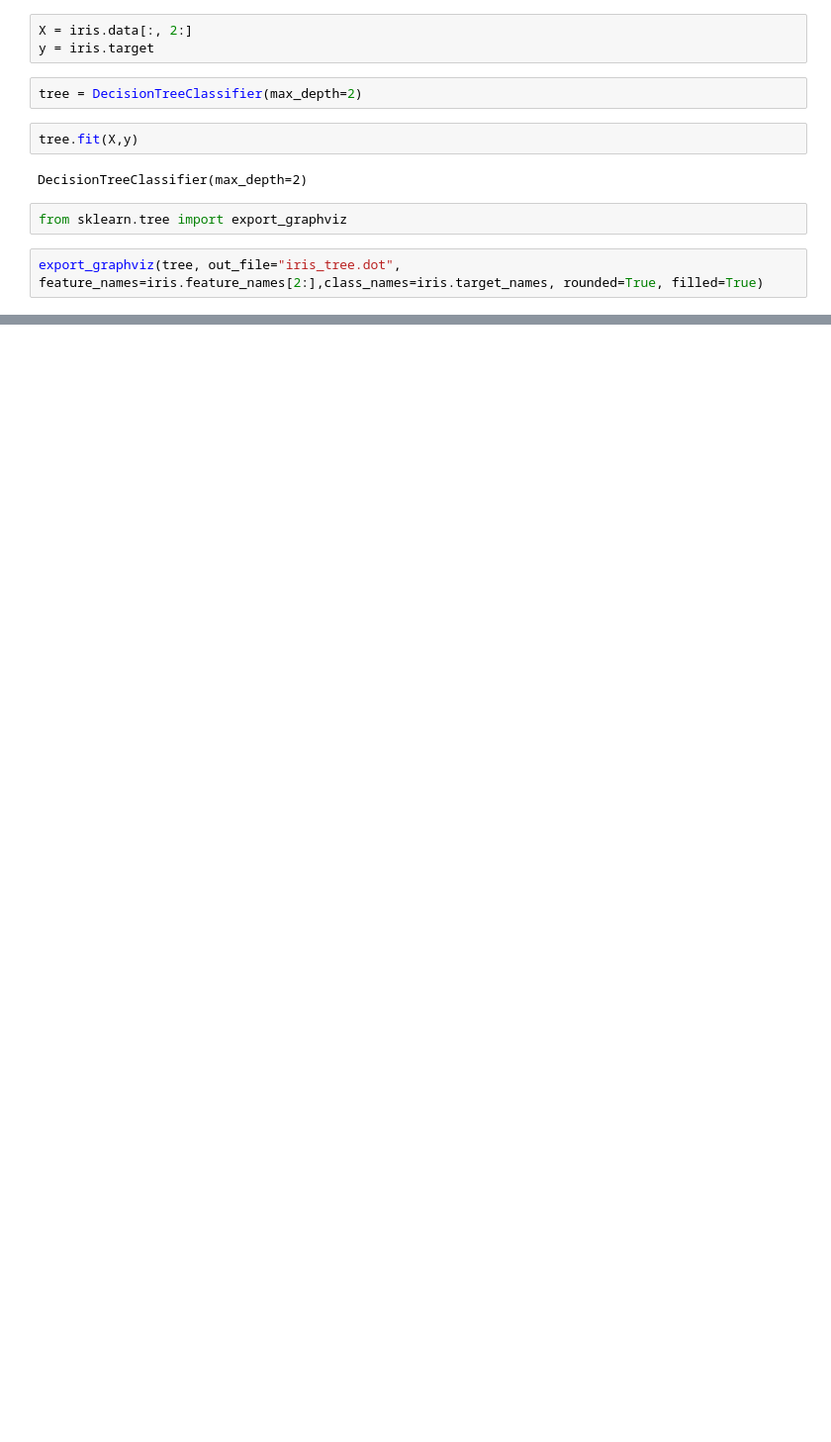
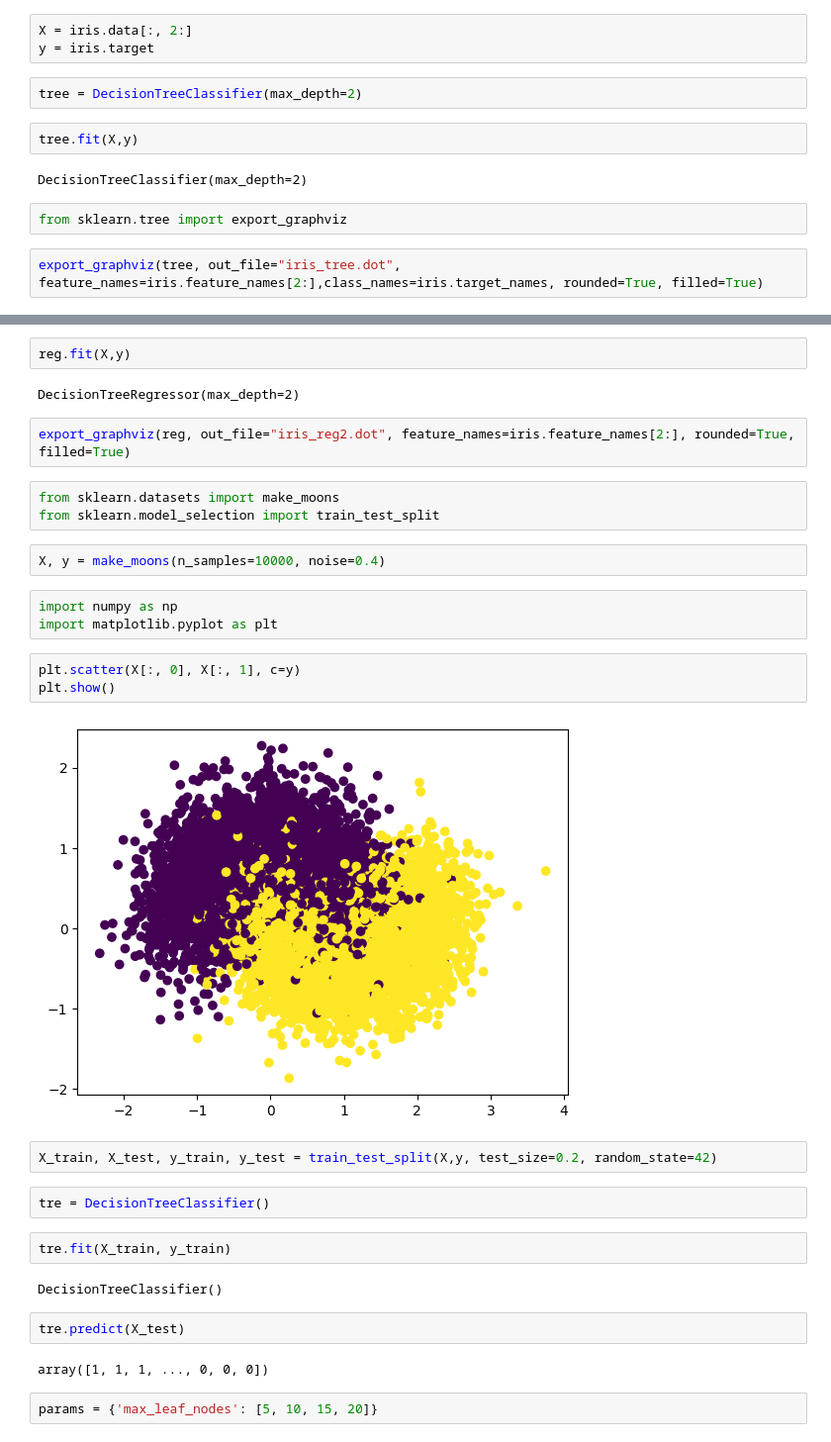
Before and after one commit to guiabbehusen/Projeto-ML-1, a Jupyter notebook: Models/decision_tree.ipynb, the cells around one changed output, grey strips where cells are left out. Shown: that part at 99% size. Drawn from its saved outputs; the diff is of its cells as text; blank space fills up the shorter version.

Commit message:
add DecisionTreeRegressor

```diff
--- a/Models/decision_tree.ipynb
+++ b/Models/decision_tree.ipynb
@@ -19,0 +24,33 @@ export_graphviz(tree, out_file="iris_tree.dot", feature_names=iris.feature_names
+# %%
+reg.fit(X,y)
+# %% [output]
+DecisionTreeRegressor(max_depth=2)
+# %%
+export_graphviz(reg, out_file="iris_reg2.dot", feature_names=iris.feature_names[2:], rounded=True, filled=True)
+# %%
+from sklearn.datasets import make_moons
+from sklearn.model_selection import train_test_split
+# %%
+X, y = make_moons(n_samples=10000, noise=0.4)
+# %%
+import numpy as np
+import matplotlib.pyplot as plt
+# %%
+plt.scatter(X[:, 0], X[:, 1], c=y)
+plt.show()
+# %% [output]
+[figure, added]
+# %%
+X_train, X_test, y_train, y_test = train_test_split(X,y, test_size=0.2, random_state=42)
+# %%
+tre = DecisionTreeClassifier()
+# %%
+tre.fit(X_train, y_train)
+# %% [output]
+DecisionTreeClassifier()
+# %%
+tre.predict(X_test)
+# %% [output]
+array([1, 1, 1, ..., 0, 0, 0])
+# %%
+params = {'max_leaf_nodes': [5, 10, 15, 20]}
```
Also changed, not shown: parts of 7 cells of this notebook, 5 other files.
